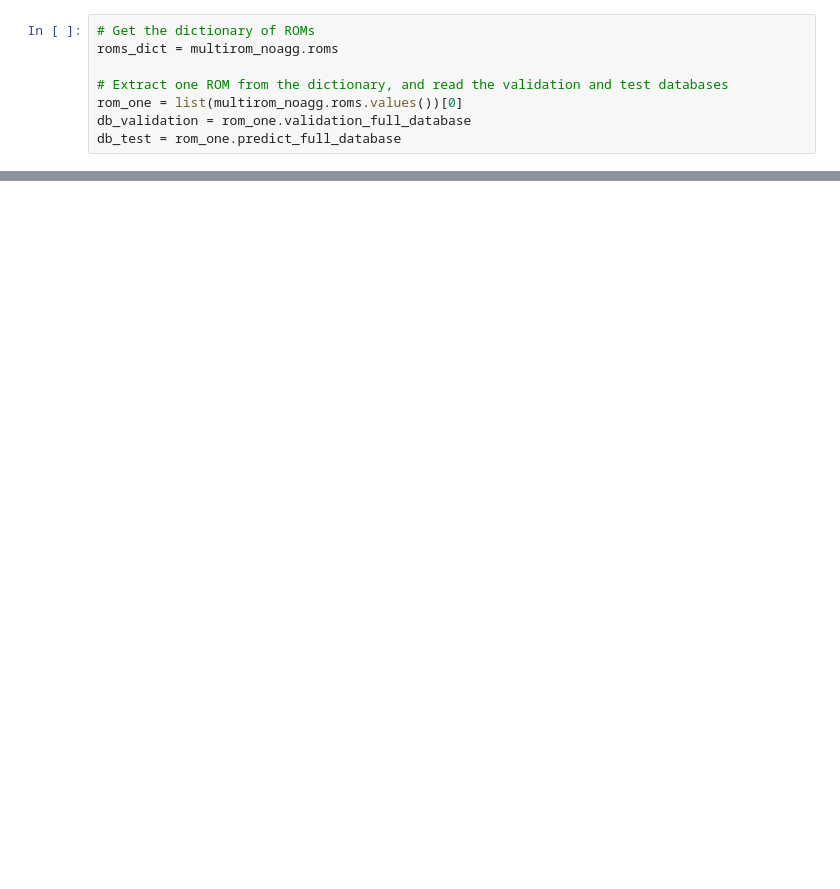
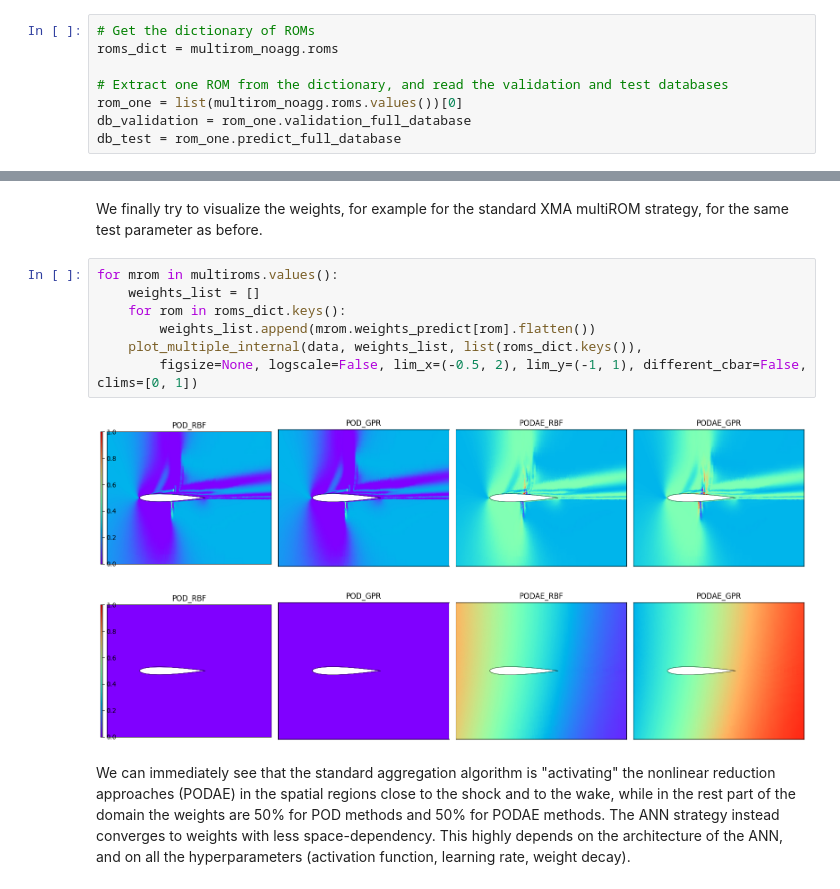
Before and after one commit to mathLab/EZyRB, a Jupyter notebook: tutorials/tutorial-4.ipynb, the cells around one changed output, grey strips where cells are left out. Saved outputs shown, nothing was run; the diff lists cells and outputs as text; blank space fills up the shorter version.

```diff
--- a/tutorials/tutorial-4.ipynb
+++ b/tutorials/tutorial-4.ipynb
@@ -413,0 +472,15 @@ Test parameter for plotting:  78.61875700992475
+# %% [markdown]
+We finally try to visualize the weights, for example for the standard XMA multiROM strategy, for the same test parameter as before.
+# %%
+for mrom in multiroms.values():
+    weights_list = []
+    for rom in roms_dict.keys():
+        weights_list.append(mrom.weights_predict[rom].flatten())
+    plot_multiple_internal(data, weights_list, list(roms_dict.keys()),
+        figsize=None, logscale=False, lim_x=(-0.5, 2), lim_y=(-1, 1), different_cbar=False, clims=[0, 1])
+# %% [output]
+[figure, added]
+[figure, added]
+# %% [markdown]
+We can immediately see that the standard aggregation algorithm is "activating" the nonlinear reduction approaches (PODAE) in the spatial regions close to the shock and to the wake, while in the rest part of the domain the weights are 50% for POD methods and 50% for PODAE methods.
+The ANN strategy instead converges to weights with less space-dependency. This highly depends on the architecture of the ANN, and on all the hyperparameters (activation function, learning rate, weight decay).
```
Also changed, not shown: parts of 27 cells of this notebook, 1 other file.
